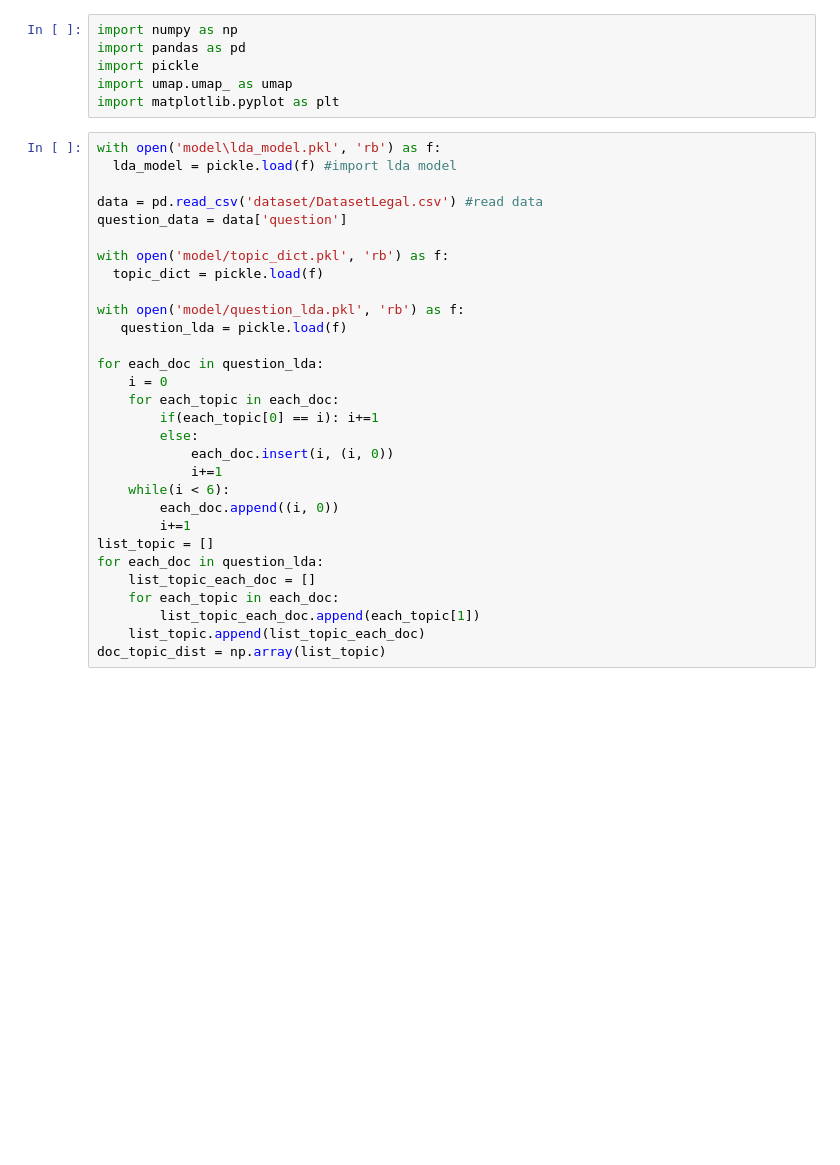
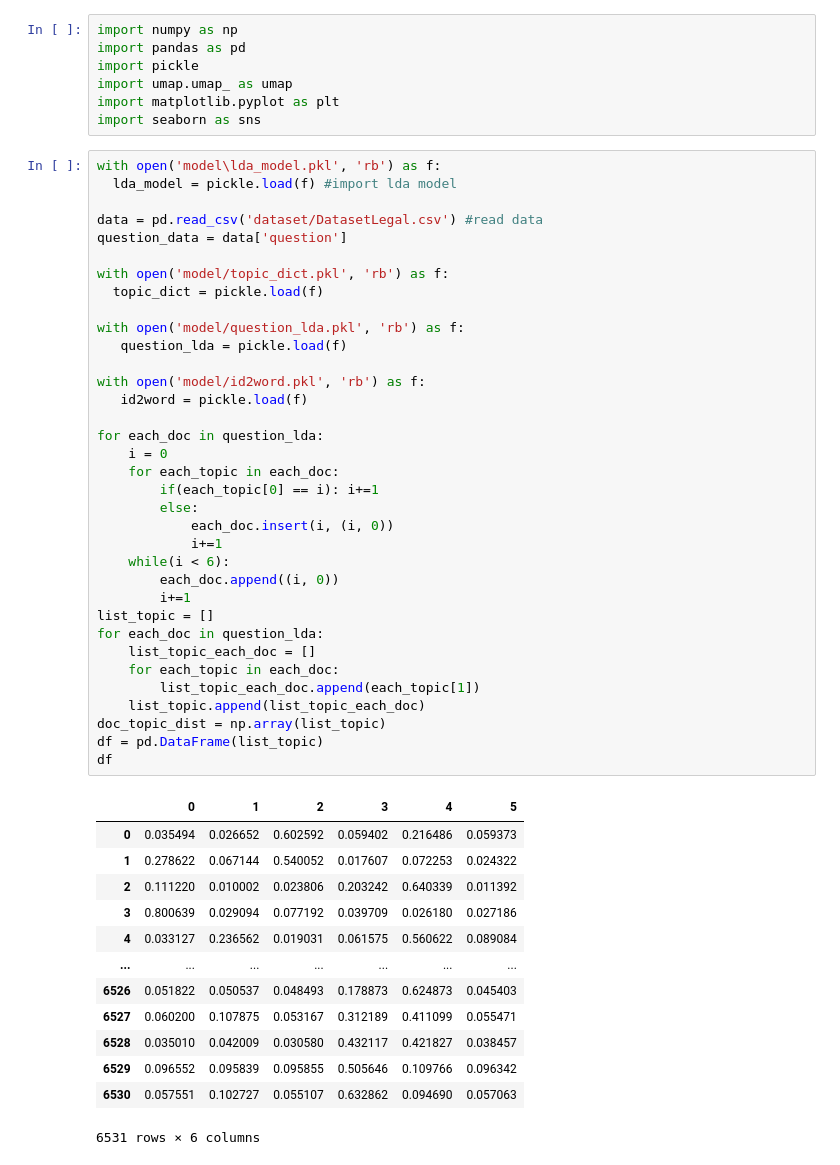
Before and after one commit to PreamJ/LDA_TopicModelling_Legal, a Jupyter notebook: heatmap.ipynb, the cells around one changed output. Drawn from its saved outputs; the diff is of its cells as text; blank space fills up the shorter version.

```diff
--- a/heatmap.ipynb
+++ b/heatmap.ipynb
@@ -4,33 +4,53 @@ import pandas as pd
 import pickle
 import umap.umap_ as umap
 import matplotlib.pyplot as plt
+import seaborn as sns
 # %%
 with open('model\lda_model.pkl', 'rb') as f:
   lda_model = pickle.load(f) #import lda model
 
 data = pd.read_csv('dataset/DatasetLegal.csv') #read data
 question_data = data['question']
 
 with open('model/topic_dict.pkl', 'rb') as f:
   topic_dict = pickle.load(f)
 
 with open('model/question_lda.pkl', 'rb') as f:
    question_lda = pickle.load(f)
+
+with open('model/id2word.pkl', 'rb') as f:
+   id2word = pickle.load(f)
 
 for each_doc in question_lda:
     i = 0
     for each_topic in each_doc:
         if(each_topic[0] == i): i+=1
         else:
             each_doc.insert(i, (i, 0))
             i+=1
     while(i < 6):
         each_doc.append((i, 0))
         i+=1
 list_topic = []
 for each_doc in question_lda:
     list_topic_each_doc = []
     for each_topic in each_doc:
         list_topic_each_doc.append(each_topic[1])
     list_topic.append(list_topic_each_doc)
 doc_topic_dist = np.array(list_topic)
+df = pd.DataFrame(list_topic)
+df
+# %% [output]
+|  | 0 | 1 | 2 | 3 | 4 | 5 |
+| 0 | 0.035494 | 0.026652 | 0.602592 | 0.059402 | 0.216486 | 0.059373 |
+| 1 | 0.278622 | 0.067144 | 0.540052 | 0.017607 | 0.072253 | 0.024322 |
+| 2 | 0.111220 | 0.010002 | 0.023806 | 0.203242 | 0.640339 | 0.011392 |
+| 3 | 0.800639 | 0.029094 | 0.077192 | 0.039709 | 0.026180 | 0.027186 |
+| 4 | 0.033127 | 0.236562 | 0.019031 | 0.061575 | 0.560622 | 0.089084 |
+| ... | ... | ... | ... | ... | ... | ... |
+| 6526 | 0.051822 | 0.050537 | 0.048493 | 0.178873 | 0.624873 | 0.045403 |
+| 6527 | 0.060200 | 0.107875 | 0.053167 | 0.312189 | 0.411099 | 0.055471 |
+| 6528 | 0.035010 | 0.042009 | 0.030580 | 0.432117 | 0.421827 | 0.038457 |
+| 6529 | 0.096552 | 0.095839 | 0.095855 | 0.505646 | 0.109766 | 0.096342 |
+| 6530 | 0.057551 | 0.102727 | 0.055107 | 0.632862 | 0.094690 | 0.057063 |
+6531 rows × 6 columns
```
Also changed, not shown: parts of 7 cells of this notebook, 1 other file.
